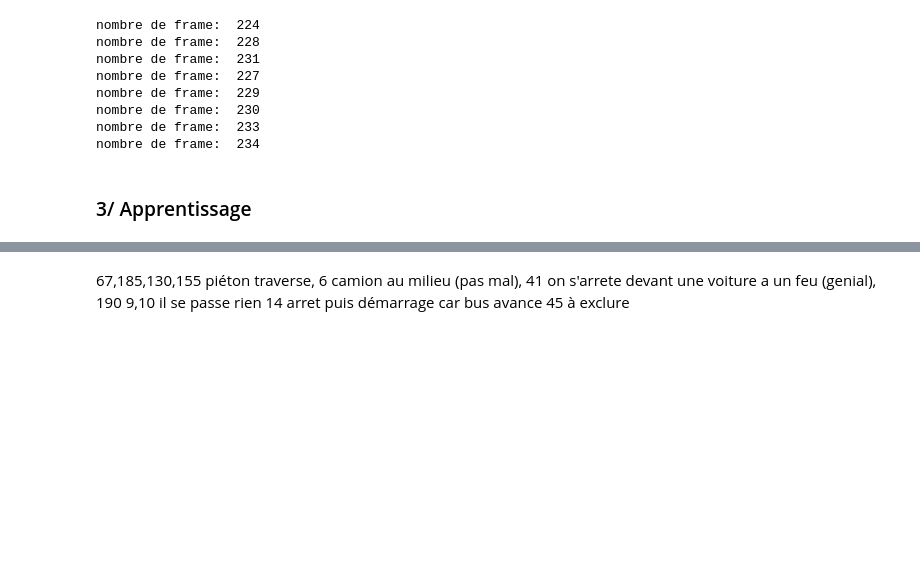
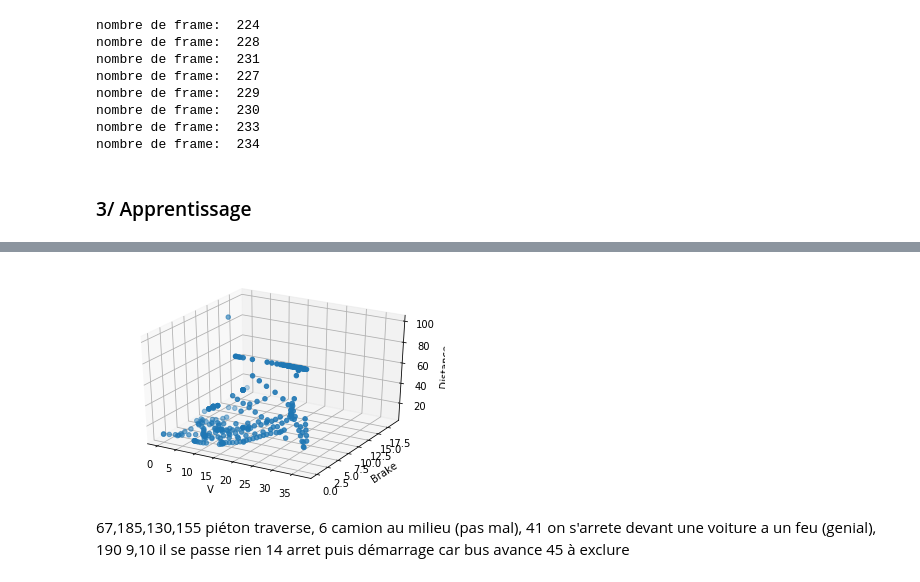
Before and after one commit to AlexandreFiche/machine_learning_for_autonomous_driving, a Jupyter notebook: nuscenes_prediction_acceleration_freinage.ipynb, the cells around one changed output, grey strips where cells are left out. Cells and saved outputs as stored; diff of their text form; code cells hidden in the pictures; blank space fills up the shorter version.

```diff
--- a/nuscenes_prediction_acceleration_freinage.ipynb
+++ b/nuscenes_prediction_acceleration_freinage.ipynb
@@ -709,3 +783,24 @@ print(model_b.score(Xb_test,yb_test))
+# %%
+from mpl_toolkits.mplot3d import Axes3D
+%matplotlib qt
+
+def randrange(n, vmin, vmax):
+    '''
+    Helper function to make an array of random numbers having shape (n, )
+    with each number distributed Uniform(vmin, vmax).
+    '''
+    return (vmax - vmin)*np.random.rand(n) + vmin
+fig = plt.figure()
+ax = fig.add_subplot(111, projection='3d')
+n = 100
+ax.scatter(df_for_predict['ego_speed'],df_for_predict['brake'],df_for_predict['distance'],marker='o')
+ax.set_xlabel('V')
+ax.set_ylabel('Brake')
+ax.set_zlabel('Distance')
+
+plt.show()
+# %% [output]
+[figure, added]
 # %% [markdown]
 67,185,130,155 piéton traverse,
 6 camion au milieu (pas mal), 41 on s'arrete devant une voiture a un feu (genial), 190
```
Also changed, not shown: parts of 14 cells of this notebook, 4 other files.
